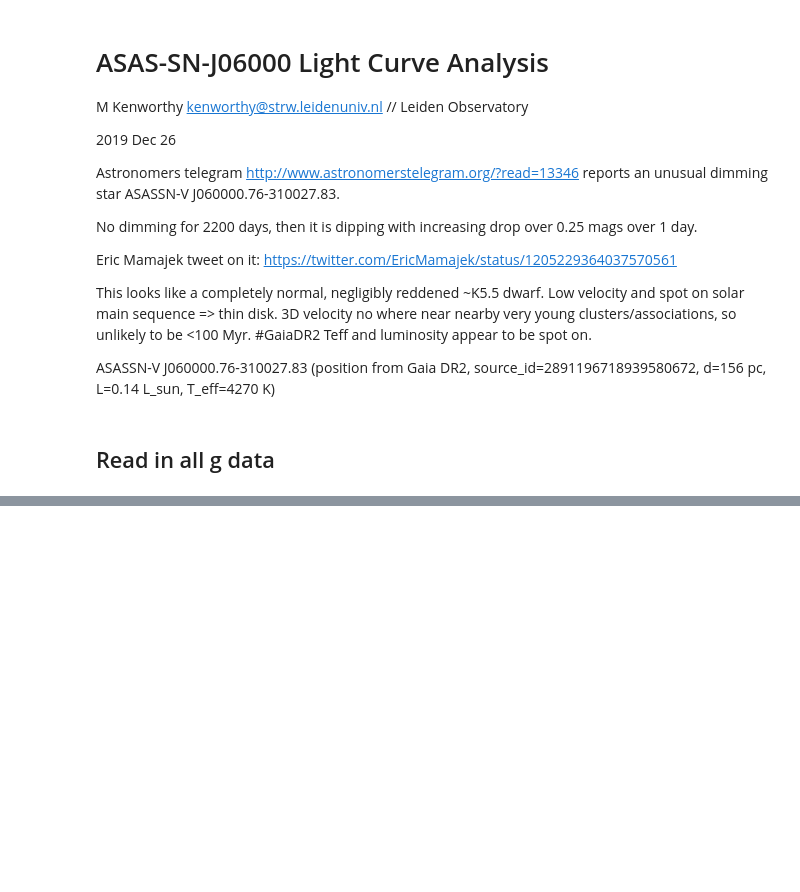
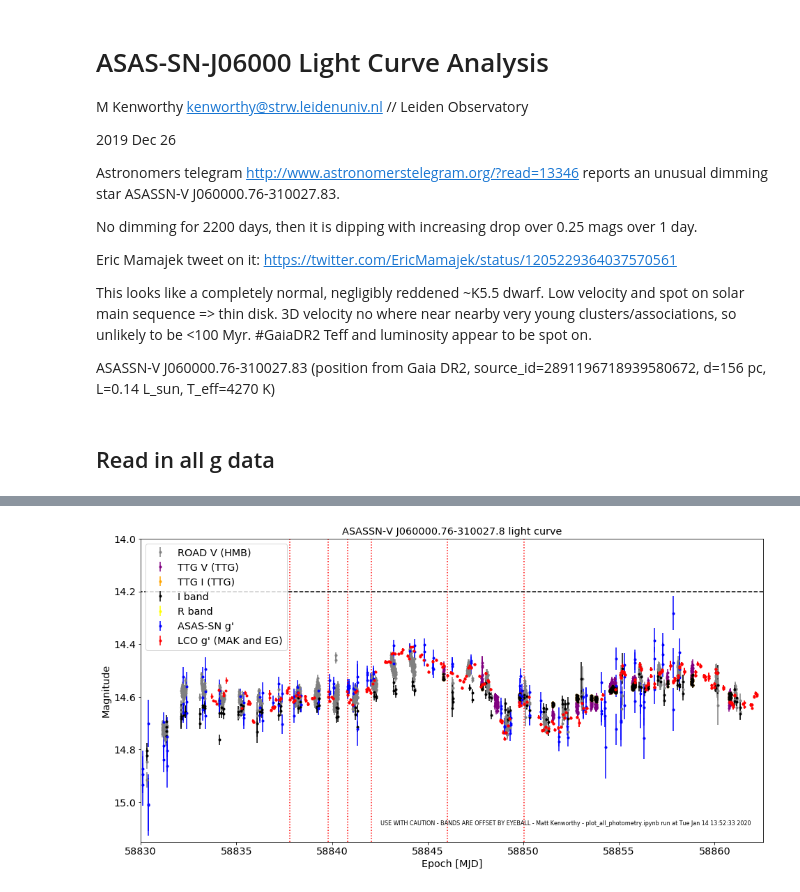
Before and after one commit to mkenworthy/asas-sn-J060000, a Jupyter notebook: plot_all_photometry.ipynb, the cells around one changed output, grey strips where cells are left out. Cells and saved outputs as stored; diff of their text form; code cells hidden in the pictures; blank space fills up the shorter version.

```diff
--- a/plot_all_photometry.ipynb
+++ b/plot_all_photometry.ipynb
@@ -107,8 +107,7 @@ def rhill(m1: u.Msun, m2: u.Mjup, a: u.au)->u.au:
 # aavso
 from astropy.io import ascii
 import matplotlib
-aavso_file = 'data/aavso/aavsodata_5dfcc34ef2852.txt'
-aavso_file = 'data/aavso/aavsodata_5e054bb1577ce.txt'
+aavso_file = 'data/aavso/aavsodata_5e1c837fa4dc4.txt'
 ta = ascii.read(aavso_file)
 
 from astropy.time import Time
@@ -124,7 +123,4 @@ from datetime import datetime
 now = Time(datetime.utcnow(),format='datetime')
 
 print('current MJD is {}'.format(now.mjd))
-
-# get a list of the unique bandpasses
-ta_by_band = ta.group_by('Band')
 # %% [output]
@@ -215,0 +131,90 @@ Table length=24
+# %%
+f = plt.figure(figsize=(16,8))
+ax = f.add_subplot(111)
+
+import os, sys
+import datetime
+
+tsac = ascii.read('data/lco/lco_gsa.ecsv')
+
+tsac['dmag'] = 2.5 * np.log10(tsac['relfluxT1n'])
+tsac['dmagerr'] = 2.5 * np.log10(tsac['relfluxT1nerr'])
+
+tasas = ascii.read('data/asassn/asas.ecsv')
+
+tasas['mag'] = tasas['mag'].astype(float)
+mask = (tasas['Filter'] == 'g') & (tasas['mag'] < 20)
+#mask = (tasas['mag'] < 20)
+
+tasasv = tasas[mask]
+
+# HMB flux
+tamask = (ta['Band']=='V') & (ta['Observer Code']=='HMB')
+tap = ta[tamask]
+plt.errorbar(tap['MJD'],tap['Magnitude']+0.64, yerr=tap['Uncertainty'], fmt='.', color='gray', label="ROAD V (HMB)")
+
+
+
+# TTG flux
+tamask = (ta['Band']=='V') & (ta['Observer Code']=='TTG')
+tap = ta[tamask]
+plt.errorbar(tap['MJD'],tap['Magnitude']+0.73, yerr=tap['Uncertainty'], fmt='.', color='purple', label="TTG V (TTG)")
+
+# TTG flux
+tamask = (ta['Band']=='I') & (ta['Observer Code']=='TTG')
+tap = ta[tamask]
+plt.errorbar(tap['MJD'],tap['Magnitude']+2.2, yerr=tap['Uncertainty'], fmt='.', color='orange', label="TTG I (TTG)")
+
+# I flux
+tamask = (ta['Band']=='I')
+tap = ta[tamask]
+plt.errorbar(tap['MJD'],tap['Magnitude']+2.2, yerr=tap['Uncertainty'], fmt='.', color='black', label="I band")
+
+# R flux
+tamask = (ta['Band']=='R')
+tap = ta[tamask]
+plt.errorbar(tap['MJD'],tap['Magnitude']+2.2, yerr=tap['Uncertainty'], fmt='.', color='yellow', label="R band")
+
+# HMB I flux
+tamask = (ta['Band']=='I') & (ta['Observer Code']=='HMB')
+tap = ta[tamask]
+#plt.errorbar(tap['MJD'],tap['Magnitude']+2.15, yerr=tap['Uncertainty'], fmt='.', color='green', label="ROAD I (HMB)")
+
+
+plt.errorbar(tasasv['MJD'],tasasv['mag'], yerr=tasasv['mag_err'], fmt='.',color='blue', label="ASAS-SN g'")
+
+# LCO data
+
+tlco = ascii.read('data/lco/lco.ecsv')
+plt.errorbar(tlco['MJD'],tlco['gmag']+13.05, yerr=tlco['gmag_err'], fmt='.',color='red', label="LCO g' (MAK and EG)")
+
+# SALT spectroscopc observations [HD to MJD]
+
+salt_epoch = np.array([2458838.307512, 2458840.30739, 2458841.30588, 2458842.548183, 2458846.531863, 2458850.525301]) - 2400000.5
+
+plt.xlim(58830, now.mjd)
+plt.ylim(15.15,14.00)
+
+plt.vlines(salt_epoch, 15.15,14.00, linestyle='dotted', color='red')
+
+# decorate the plot
+
+plt.ylabel('Magnitude')
+plt.xlabel('Epoch [MJD]')
+plt.title('ASASSN-V J060000.76-310027.8 light curve')
+plt.legend()
+
+# normal flux level
+
+plt.hlines(14.2, 50000, now.mjd, linestyle='dashed')
+
+# tagline
+
+runtime = "USE WITH CAUTION - BANDS ARE OFFSET BY EYEBALL - Matt Kenworthy - plot_all_photometry.ipynb run at " + datetime.datetime.now().strftime("%c")
+tyb = dict(color='black', fontsize=8)
+ax.text(0.98, 0.05, runtime, ha='right', va='bottom', transform=ax.transAxes, **tyb)
+
+out = 'ASASSNV_J0600_{:.1f}.pdf'.format(now.mjd)
+plt.savefig(out,bbox_inches='tight')
+# %% [output]
+[figure, added]
```
Also changed, not shown: parts of 17 cells of this notebook, 10 other files.
